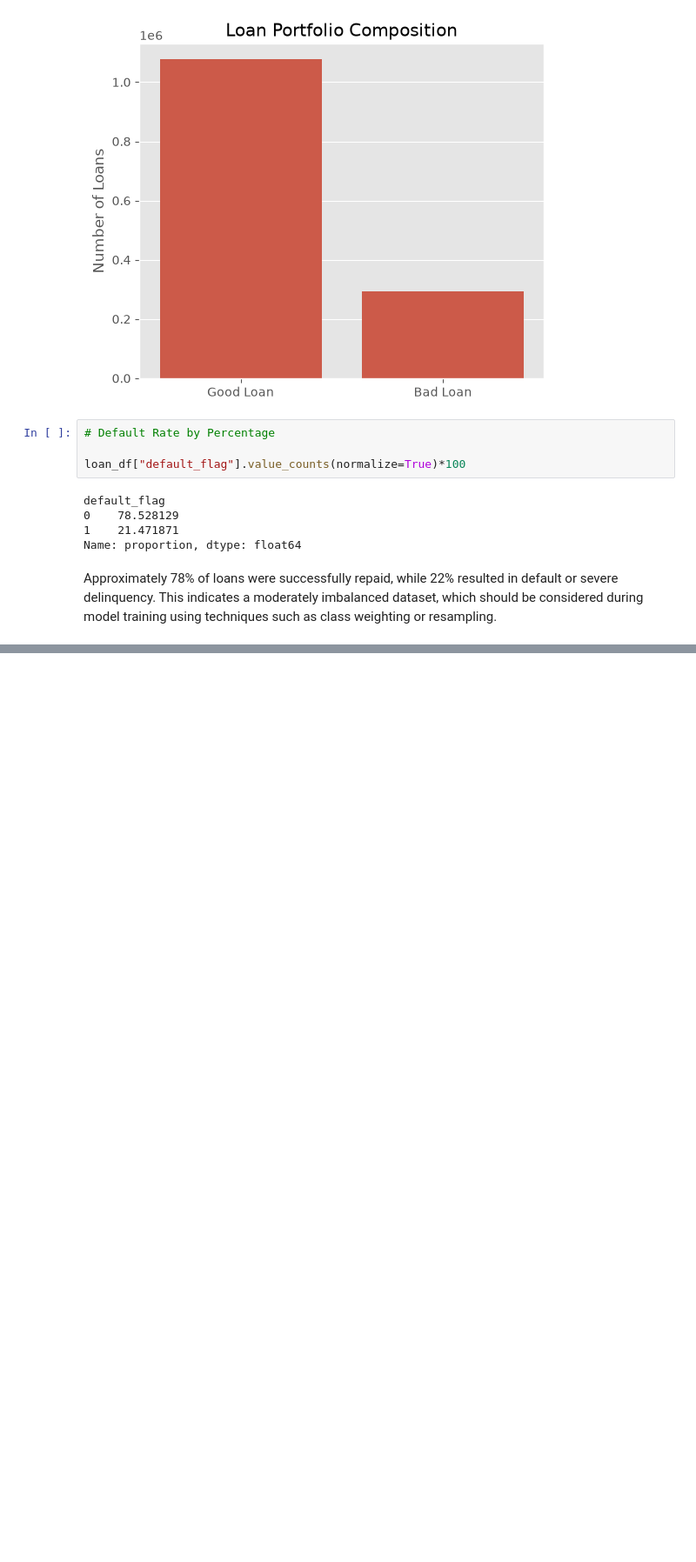
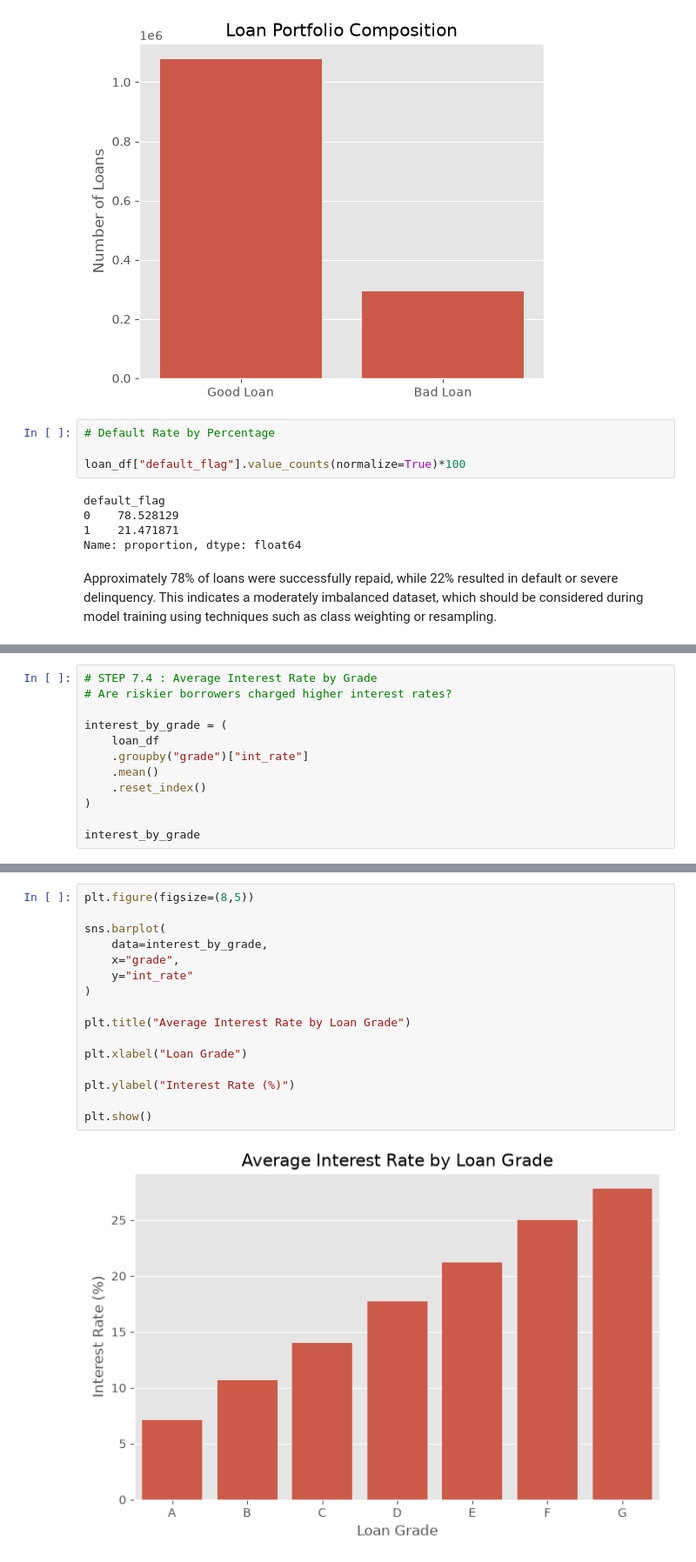
Before and after one commit to purvapatil565/Credit-Risk-Portfolio-Analytics, a Jupyter notebook: notebooks/04_exploratory_data_analysis.ipynb, the cells around one changed output, grey strips where cells are left out. Shown at 87% size. Drawn from its saved outputs; the diff is of its cells as text; blank space fills up the shorter version.

```diff
--- a/notebooks/04_exploratory_data_analysis.ipynb
+++ b/notebooks/04_exploratory_data_analysis.ipynb
@@ -509,0 +638,12 @@ Approximately 78% of loans were successfully repaid, while 22% resulted in defau
+# %%
+# STEP 7.4 : Average Interest Rate by Grade
+# Are riskier borrowers charged higher interest rates?
+
+interest_by_grade = (
+    loan_df
+    .groupby("grade")["int_rate"]
+    .mean()
+    .reset_index()
+)
+
+interest_by_grade
@@ -509,0 +659,18 @@ Approximately 78% of loans were successfully repaid, while 22% resulted in defau
+# %%
+plt.figure(figsize=(8,5))
+
+sns.barplot(
+    data=interest_by_grade,
+    x="grade",
+    y="int_rate"
+)
+
+plt.title("Average Interest Rate by Loan Grade")
+
+plt.xlabel("Loan Grade")
+
+plt.ylabel("Interest Rate (%)")
+
+plt.show()
+# %% [output]
+[figure, added]
```
Also changed, not shown: parts of 25 cells of this notebook.
